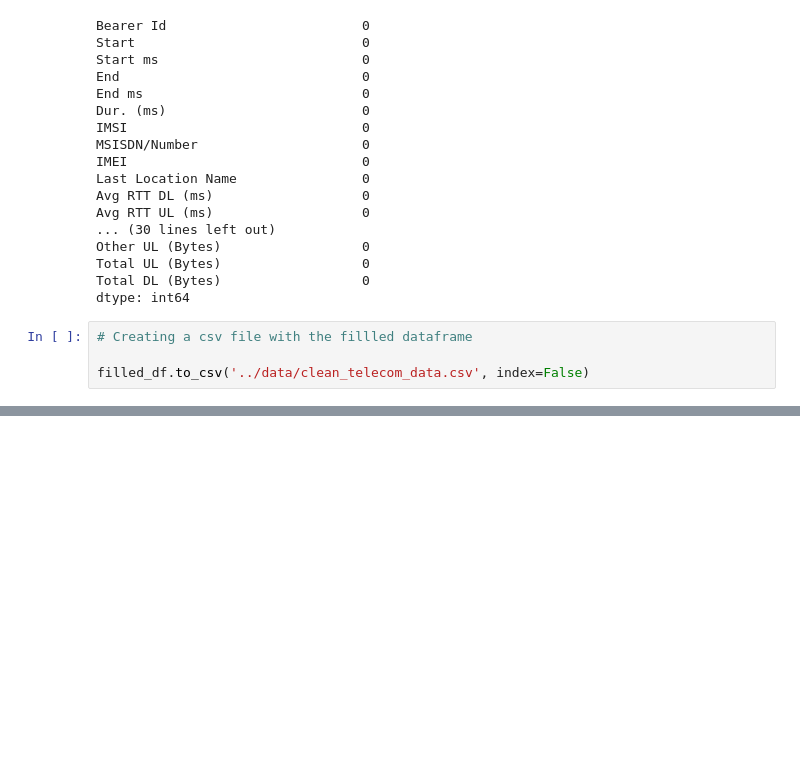
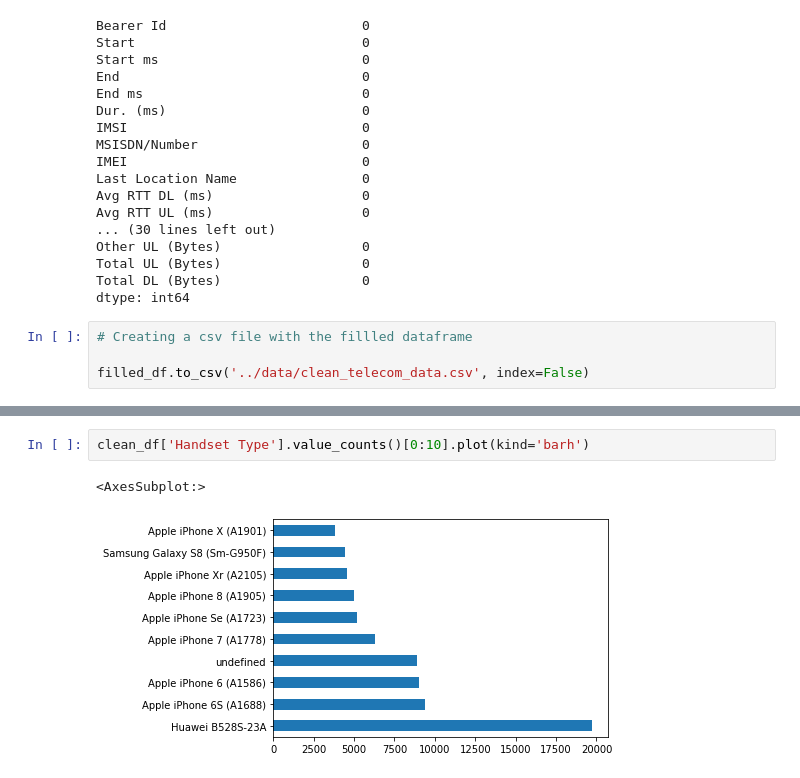
Before and after one commit to nahomHmichael/Telecom-User-Analytics, a Jupyter notebook: notebooks/user_overview_analysis.ipynb, the cells around one changed output, grey strips where cells are left out. Saved outputs shown, nothing was run; the diff lists cells and outputs as text; blank space fills up the shorter version.

```diff
--- a/notebooks/user_overview_analysis.ipynb
+++ b/notebooks/user_overview_analysis.ipynb
@@ -332,0 +379,5 @@ clean_df = pd.read_csv('../data/clean_tel')
+# %%
+clean_df['Handset Type'].value_counts()[0:10].plot(kind='barh')
+# %% [output]
+<AxesSubplot:>
+[figure, added]
```
Also changed, not shown: parts of 5 cells of this notebook.
